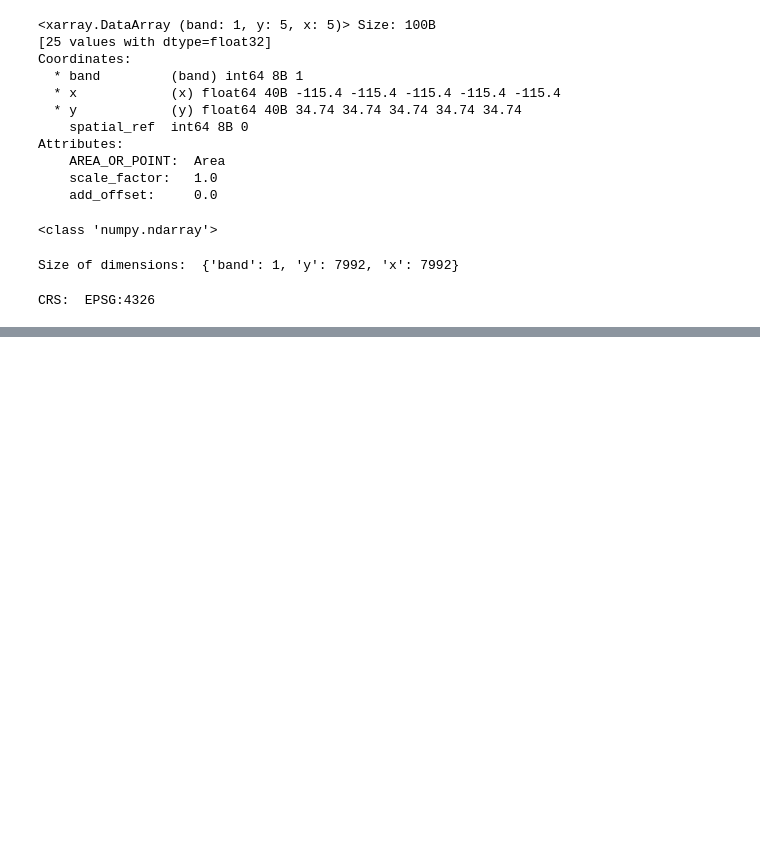
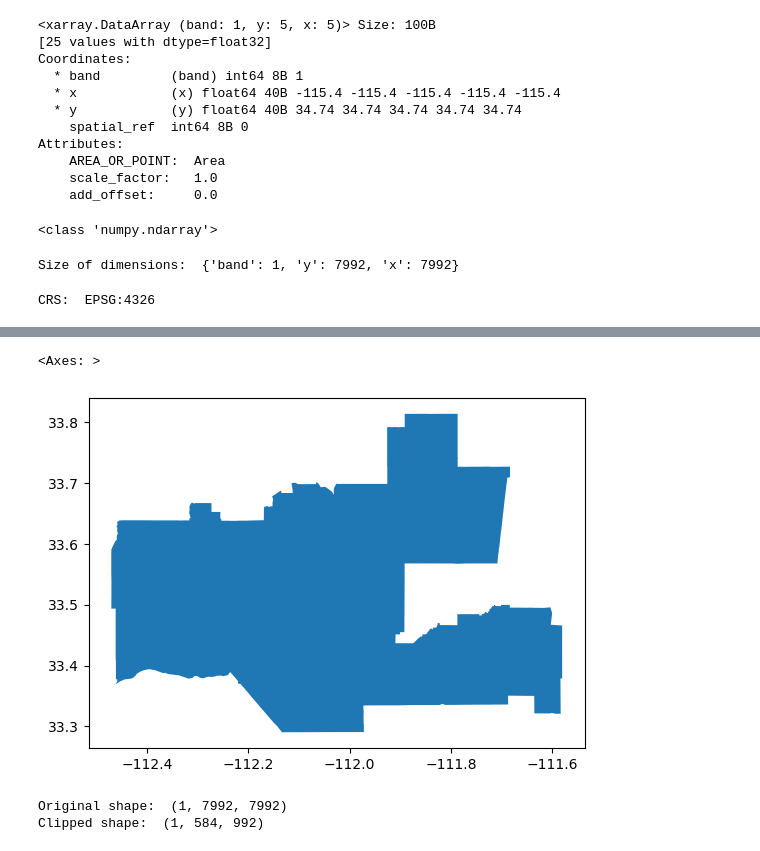
Before and after one commit to sofiasarak/biodiversity_phoenix, a Jupyter notebook: pheonix.ipynb, the cells around one changed output, grey strips where cells are left out. Saved outputs shown, nothing was run; the diff lists cells and outputs as text; code cells hidden in the pictures; blank space fills up the shorter version.

```diff
--- a/pheonix.ipynb
+++ b/pheonix.ipynb
@@ -113,7 +323,7 @@ Image(url=item.assets['rendered_preview'].href, width=500)
 # %% [output]
 [interactive output not drawn]
 # %%
-pheonix = rioxr.open_rasterio(item.assets['data'].href)
+bii = rioxr.open_rasterio(item.assets['data'].href)
 # %%
 fp = os.path.join('data','tl_2020_04_cousub','tl_2020_04_cousub.shp')
 counties = gpd.read_file(fp)
@@ -145,3 +355,7 @@ Size of dimensions:  {'band': 1, 'y': 7992, 'x': 7992}
 print('CRS: ', pheonix.rio.crs)
 # %% [output]
 CRS:  EPSG:4326
+# %%
+counties = counties.to_crs(pheonix.rio.crs)
+# %%
+pheonix_county = counties[counties['NAME'] == "Phoenix"]
@@ -147,0 +367,5 @@ CRS:  EPSG:4326
+# %%
+pheonix_county.plot()
+# %% [output]
+<Axes: >
+[figure, added]
@@ -147,0 +374,6 @@ CRS:  EPSG:4326
+# %%
+print('Original shape: ', bii.shape)
+print('Clipped shape: ', bii_phoenix.shape) # make sure that the shape is smaller!
+# %% [output]
+Original shape:  (1, 7992, 7992)
+Clipped shape:  (1, 584, 992)
```
Also changed, not shown: parts of 35 cells of this notebook.
